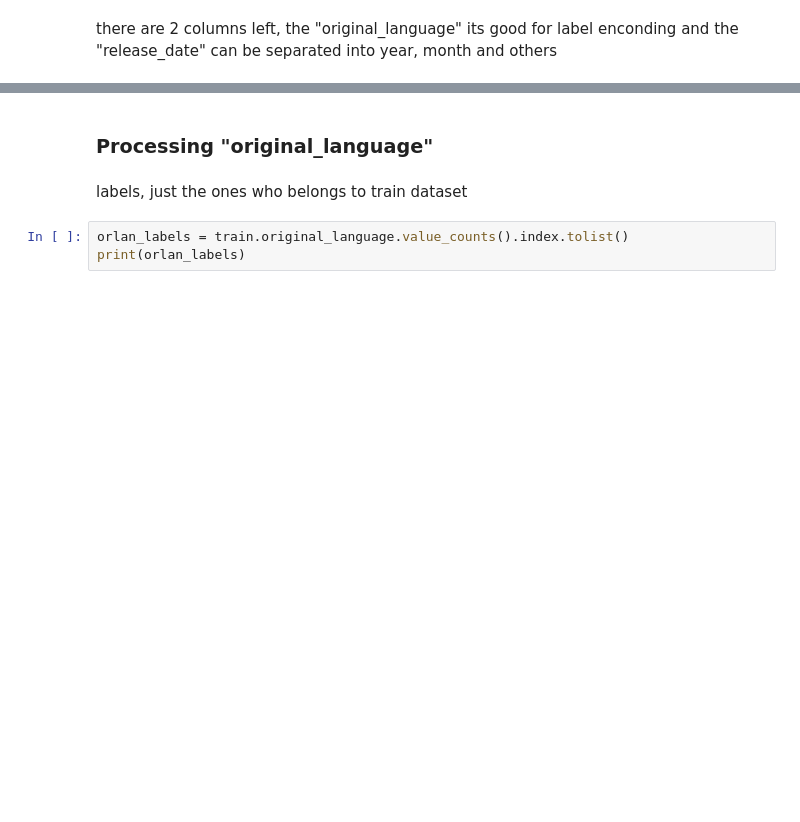
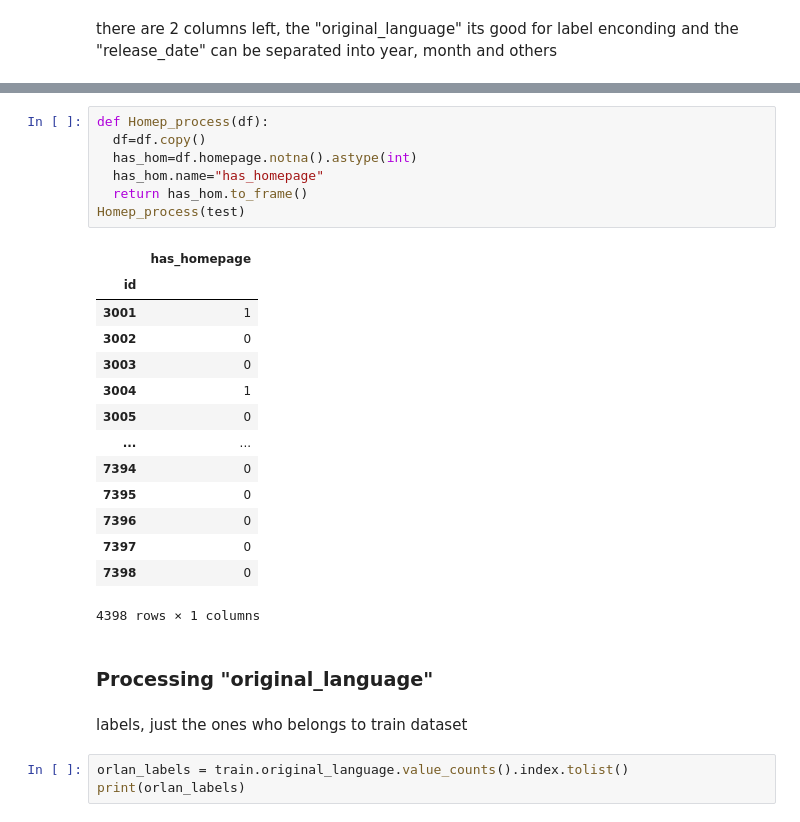
Before and after one commit to d0bando/Personal-Projects, a Jupyter notebook: Box_Office_Competition.ipynb, the cells around one changed output, grey strips where cells are left out. Saved outputs shown, nothing was run; the diff lists cells and outputs as text; blank space fills up the shorter version.

```diff
--- a/Box_Office_Competition.ipynb
+++ b/Box_Office_Competition.ipynb
@@ -340,3 +376,25 @@ train.drop(dict_cols+drop_cols+num_cols+target,axis=1)
+# %%
+def Homep_process(df):
+  df=df.copy()
+  has_hom=df.homepage.notna().astype(int)
+  has_hom.name="has_homepage"
+  return has_hom.to_frame()
+Homep_process(test)
+# %% [output]
+|  | has_homepage |
+| id |  |
+| 3001 | 1 |
+| 3002 | 0 |
+| 3003 | 0 |
+| 3004 | 1 |
+| 3005 | 0 |
+| ... | ... |
+| 7394 | 0 |
+| 7395 | 0 |
+| 7396 | 0 |
+| 7397 | 0 |
+| 7398 | 0 |
+4398 rows × 1 columns
 # %% [markdown]
 ### Processing "original_language"
 # %% [markdown]
```
Also changed, not shown: parts of 24 cells of this notebook.
